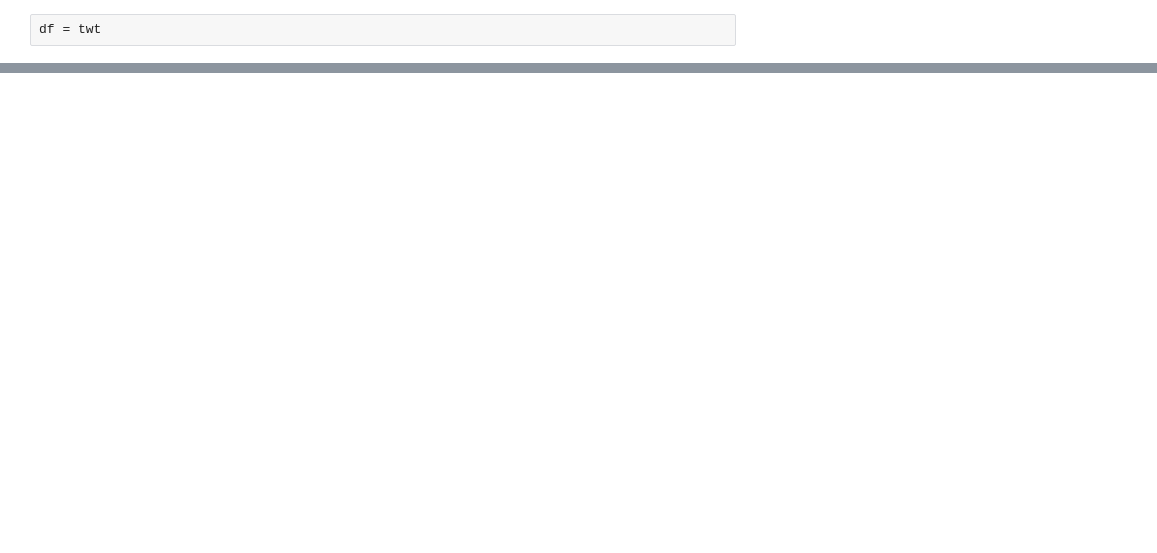
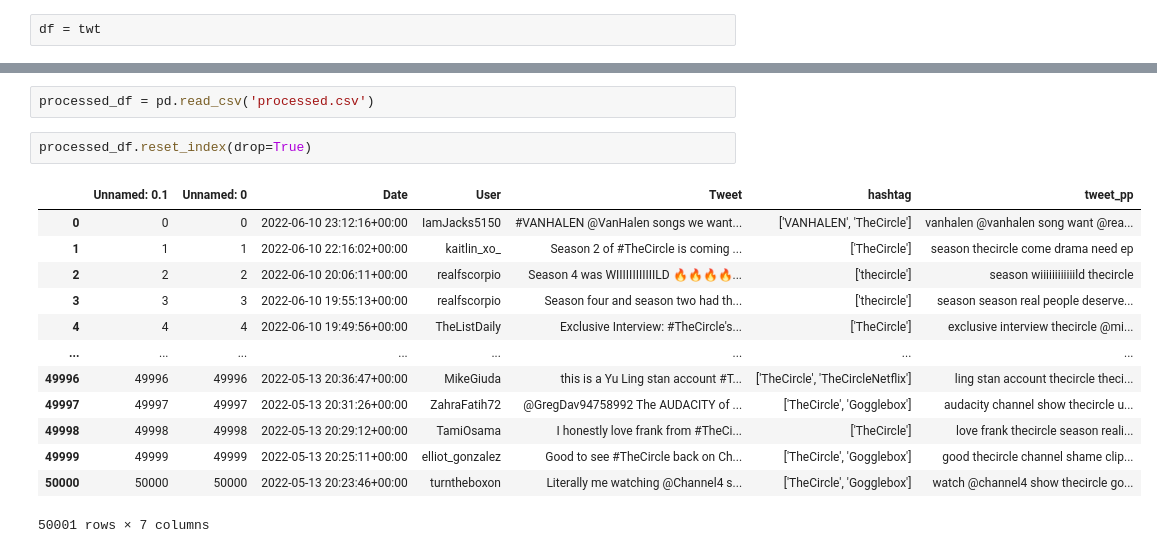
Before and after one commit to thayeylolu/TheCircle4-OpnionMining, a Jupyter notebook: notebooks/srape.ipynb, the cells around one changed output, grey strips where cells are left out. Saved outputs shown, nothing was run; the diff lists cells and outputs as text; blank space fills up the shorter version.

```diff
--- a/notebooks/srape.ipynb
+++ b/notebooks/srape.ipynb
@@ -56,0 +157,18 @@ df = twt
+# %%
+processed_df = pd.read_csv('processed.csv')
+# %%
+processed_df.reset_index(drop=True)
+# %% [output]
+|  | Unnamed: 0.1 | Unnamed: 0 | Date | User | Tweet | hashtag | tweet_pp |
+| 0 | 0 | 0 | 2022-06-10 23:12:16+00:00 | IamJacks5150 | #VANHALEN @VanHalen songs we want... | ['VANHALEN', 'TheCircle'] | vanhalen @vanhalen song want @rea... |
+| 1 | 1 | 1 | 2022-06-10 22:16:02+00:00 | kaitlin_xo_ | Season 2 of #TheCircle is coming ... | ['TheCircle'] | season thecircle come drama need ep |
+| 2 | 2 | 2 | 2022-06-10 20:06:11+00:00 | realfscorpio | Season 4 was WIIIIIIIIIIIILD 🔥🔥🔥🔥... | ['thecircle'] | season wiiiiiiiiiiiild thecircle |
+| 3 | 3 | 3 | 2022-06-10 19:55:13+00:00 | realfscorpio | Season four and season two had th... | ['thecircle'] | season season real people deserve... |
+| 4 | 4 | 4 | 2022-06-10 19:49:56+00:00 | TheListDaily | Exclusive Interview: #TheCircle's... | ['TheCircle'] | exclusive interview thecircle @mi... |
+| ... | ... | ... | ... | ... | ... | ... | ... |
+| 49996 | 49996 | 49996 | 2022-05-13 20:36:47+00:00 | MikeGiuda | this is a Yu Ling stan account #T... | ['TheCircle', 'TheCircleNetflix'] | ling stan account thecircle theci... |
+| 49997 | 49997 | 49997 | 2022-05-13 20:31:26+00:00 | ZahraFatih72 | @GregDav94758992 The AUDACITY of ... | ['TheCircle', 'Gogglebox'] | audacity channel show thecircle u... |
+| 49998 | 49998 | 49998 | 2022-05-13 20:29:12+00:00 | TamiOsama | I honestly love frank from #TheCi... | ['TheCircle'] | love frank thecircle season reali... |
+| 49999 | 49999 | 49999 | 2022-05-13 20:25:11+00:00 | elliot_gonzalez | Good to see #TheCircle back on Ch... | ['TheCircle', 'Gogglebox'] | good thecircle channel shame clip... |
+| 50000 | 50000 | 50000 | 2022-05-13 20:23:46+00:00 | turntheboxon | Literally me watching @Channel4 s... | ['TheCircle', 'Gogglebox'] | watch @channel4 show thecircle go... |
+50001 rows × 7 columns
```
Also changed, not shown: parts of 32 cells of this notebook.
